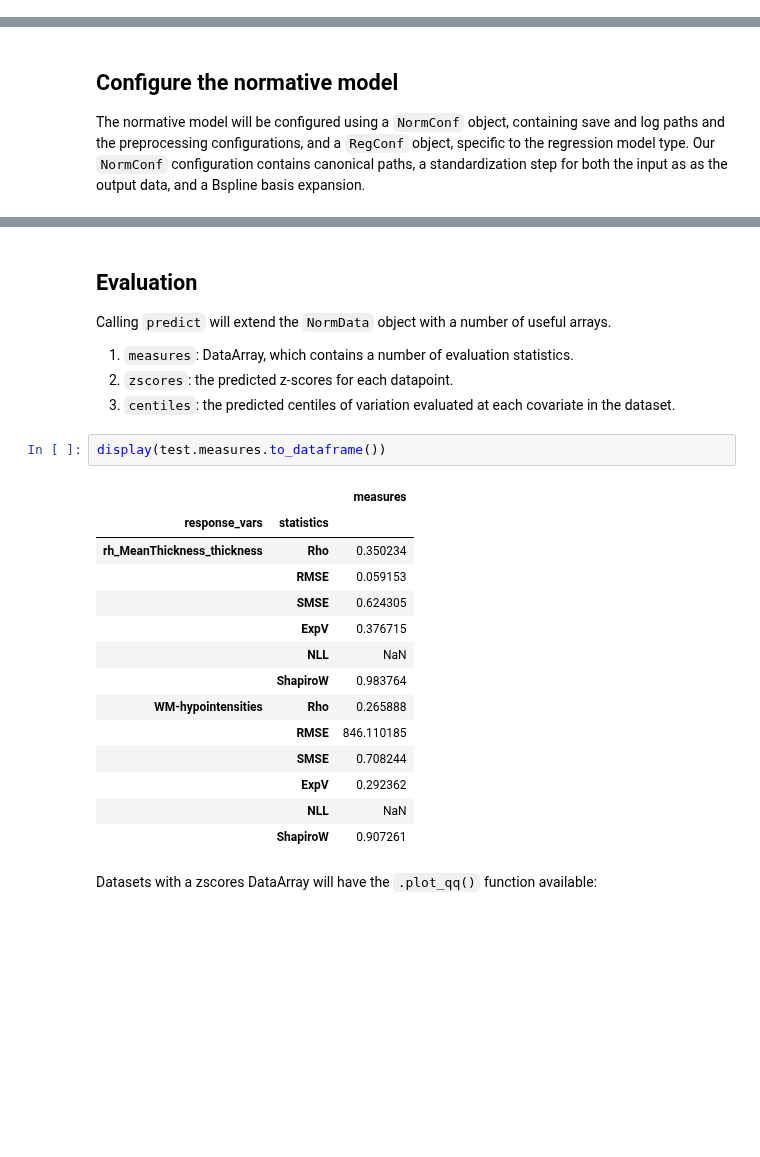
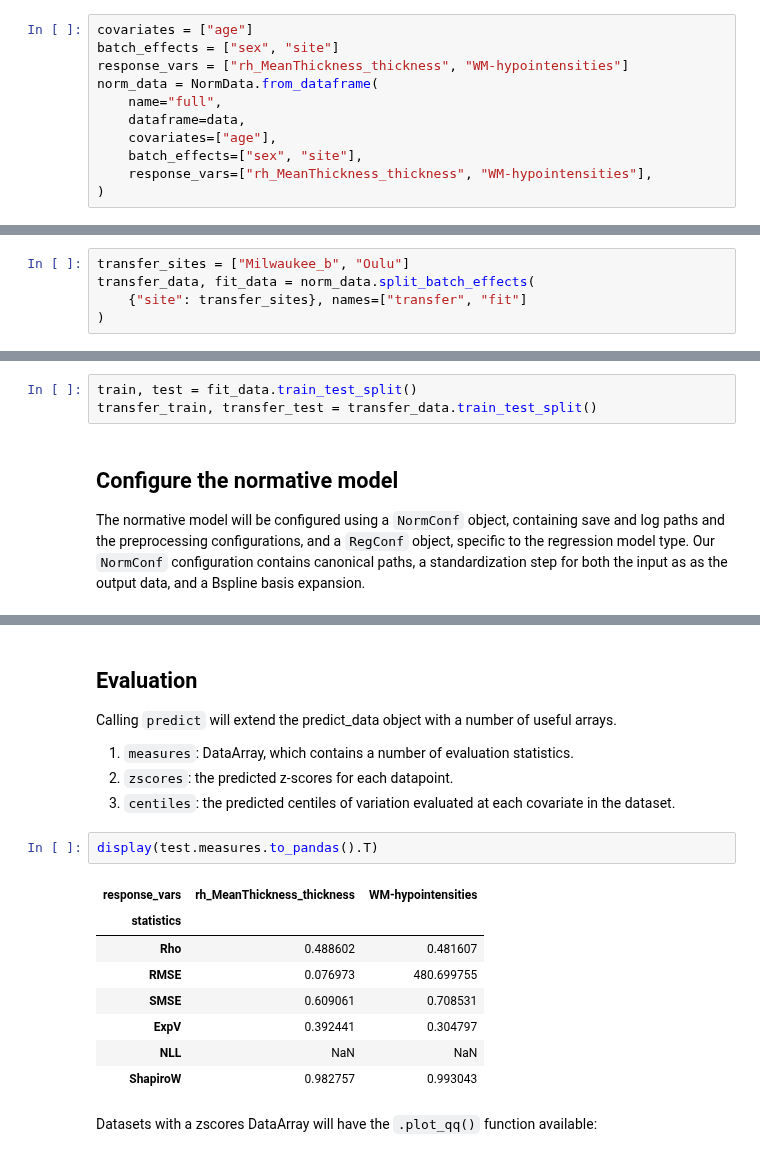
Before and after one commit to amarquand/PCNtoolkit, a Jupyter notebook: example_notebooks/blr_example.ipynb, the cells around one changed output, grey strips where cells are left out. Drawn from its saved outputs; the diff is of its cells as text; blank space fills up the shorter version.

```diff
--- a/example_notebooks/blr_example.ipynb
+++ b/example_notebooks/blr_example.ipynb
@@ -84,0 +59,11 @@ The NormData object has a number of useful attributes and functions, inherited f
+# %%
+covariates = ["age"]
+batch_effects = ["sex", "site"]
+response_vars = ["rh_MeanThickness_thickness", "WM-hypointensities"]
+norm_data = NormData.from_dataframe(
+    name="full",
+    dataframe=data,
+    covariates=["age"],
+    batch_effects=["sex", "site"],
+    response_vars=["rh_MeanThickness_thickness", "WM-hypointensities"],
+)
@@ -85 +72,6 @@ The NormData object has a number of useful attributes and functions, inherited f
+# %%
+transfer_sites = ["Milwaukee_b", "Oulu"]
+transfer_data, fit_data = norm_data.split_batch_effects(
+    {"site": transfer_sites}, names=["transfer", "fit"]
+)
 # %% [markdown]
@@ -96,3 +79,6 @@ transfer_train, transfer_test = transfer_data.train_test_split(
+# %%
+train, test = fit_data.train_test_split()
+transfer_train, transfer_test = transfer_data.train_test_split()
 # %% [markdown]
 ## Configure the normative model
 
@@ -212,25 +196,19 @@ Computing centiles for WM-hypointensities
 # %% [markdown]
 ## Evaluation
-Calling `predict` will extend the `NormData` object with a number of useful arrays.
+Calling `predict` will extend the predict_data object with a number of useful arrays.
 1. `measures`: DataArray, which contains a number of evaluation statistics.
 1. `zscores`: the predicted z-scores for each datapoint.
 1. `centiles`: the predicted centiles of variation evaluated at each covariate in the dataset.
 # %%
-display(test.measures.to_dataframe())
+display(test.measures.to_pandas().T)
 # %% [output]
-|  |  | measures |
-| response_vars | statistics |  |
-| rh_MeanThickness_thickness | Rho | 0.350234 |
-|  | RMSE | 0.059153 |
-|  | SMSE | 0.624305 |
-|  | ExpV | 0.376715 |
-|  | NLL | NaN |
-|  | ShapiroW | 0.983764 |
-| WM-hypointensities | Rho | 0.265888 |
-|  | RMSE | 846.110185 |
-|  | SMSE | 0.708244 |
-|  | ExpV | 0.292362 |
-|  | NLL | NaN |
-|  | ShapiroW | 0.907261 |
+| response_vars | rh_MeanThickness_thickness | WM-hypointensities |
+| statistics |  |  |
+| Rho | 0.488602 | 0.481607 |
+| RMSE | 0.076973 | 480.699755 |
+| SMSE | 0.609061 | 0.708531 |
+| ExpV | 0.392441 | 0.304797 |
+| NLL | NaN | NaN |
+| ShapiroW | 0.982757 | 0.993043 |
 # %% [markdown]
 Datasets with a zscores DataArray will have the `.plot_qq()` function available:
```
Also changed, not shown: parts of 60 cells of this notebook, 18 other files.
